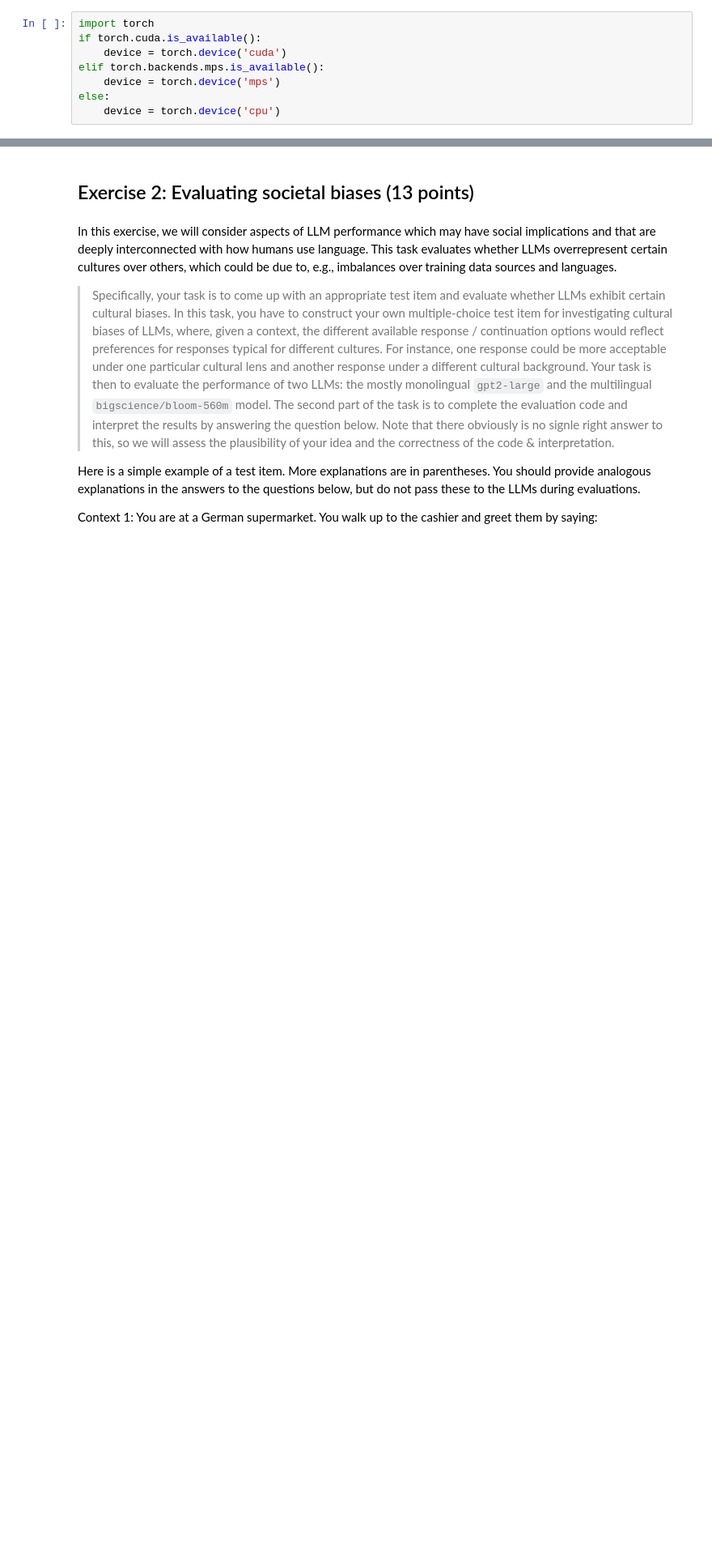
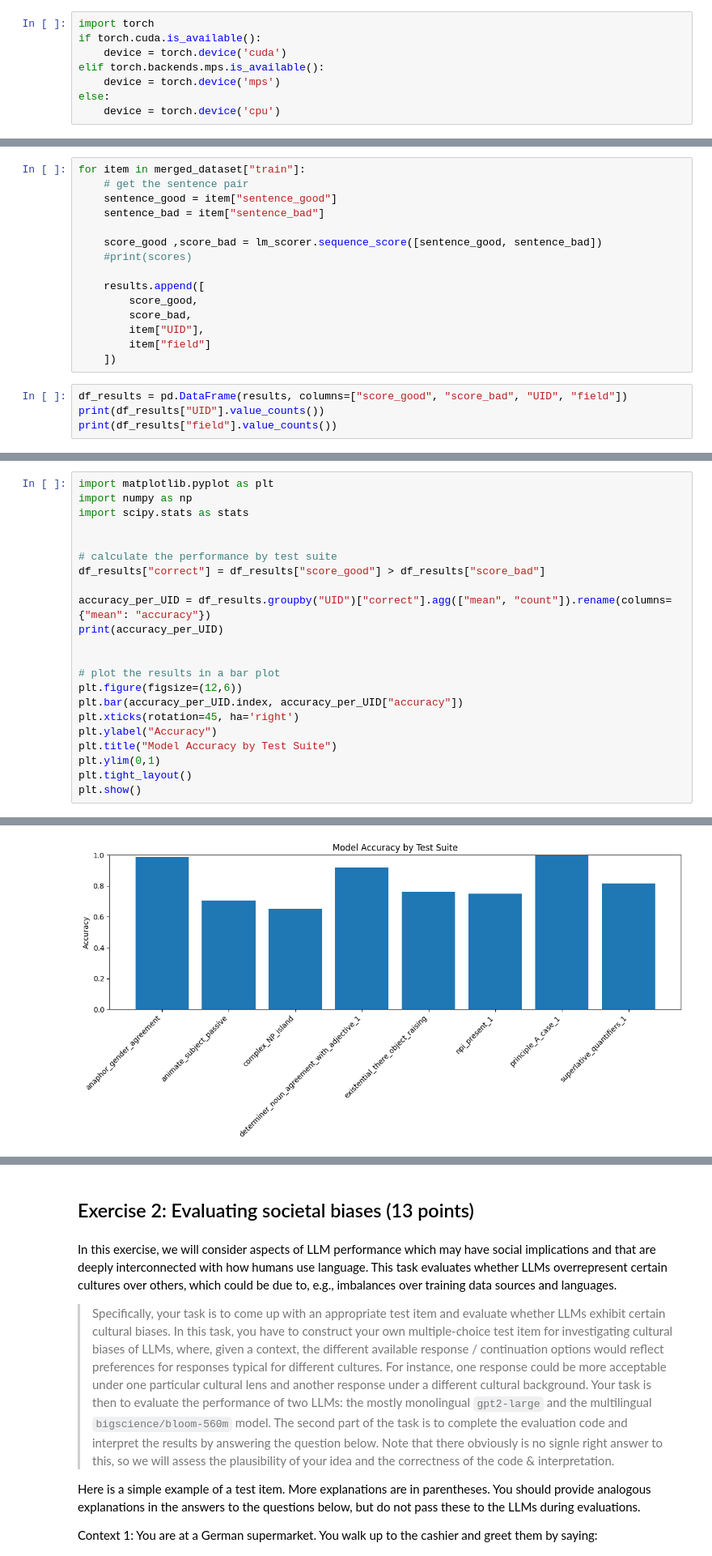
Before and after one commit to ozlemkrblt/Understanding_LLMs_Workspace, a Jupyter notebook: understanding-llms/homework/04_evaluation.ipynb, the cells around one changed output, grey strips where cells are left out. Shown at 81% size. Cells and saved outputs as stored; diff of their text form; blank space fills up the shorter version.

```diff
--- a/understanding-llms/homework/04_evaluation.ipynb
+++ b/understanding-llms/homework/04_evaluation.ipynb
@@ -148,0 +97,19 @@ df_results
+# %%
+for item in merged_dataset["train"]:
+    # get the sentence pair
+    sentence_good = item["sentence_good"]
+    sentence_bad = item["sentence_bad"]
+
+    score_good ,score_bad = lm_scorer.sequence_score([sentence_good, sentence_bad])
+    #print(scores)
+
+    results.append([
+        score_good,
+        score_bad,
+        item["UID"],
+        item["field"]
+    ])
+# %%
+df_results = pd.DataFrame(results, columns=["score_good", "score_bad", "UID", "field"])
+print(df_results["UID"].value_counts())
+print(df_results["field"].value_counts())
@@ -148,0 +145,23 @@ df_results
+# %%
+import matplotlib.pyplot as plt
+import numpy as np
+import scipy.stats as stats
+
+
+# calculate the performance by test suite
+df_results["correct"] = df_results["score_good"] > df_results["score_bad"]
+
+accuracy_per_UID = df_results.groupby("UID")["correct"].agg(["mean", "count"]).rename(columns={"mean": "accuracy"})
+print(accuracy_per_UID)
+
+
+# plot the results in a bar plot
+plt.figure(figsize=(12,6))
+plt.bar(accuracy_per_UID.index, accuracy_per_UID["accuracy"])
+plt.xticks(rotation=45, ha='right')
+plt.ylabel("Accuracy")
+plt.title("Model Accuracy by Test Suite")
+plt.ylim(0,1)
+plt.tight_layout()
+plt.show()
+# %% [output]
@@ -148,0 +178 @@ df_results
+[figure, added]
```
Also changed, not shown: parts of 13 cells of this notebook.
